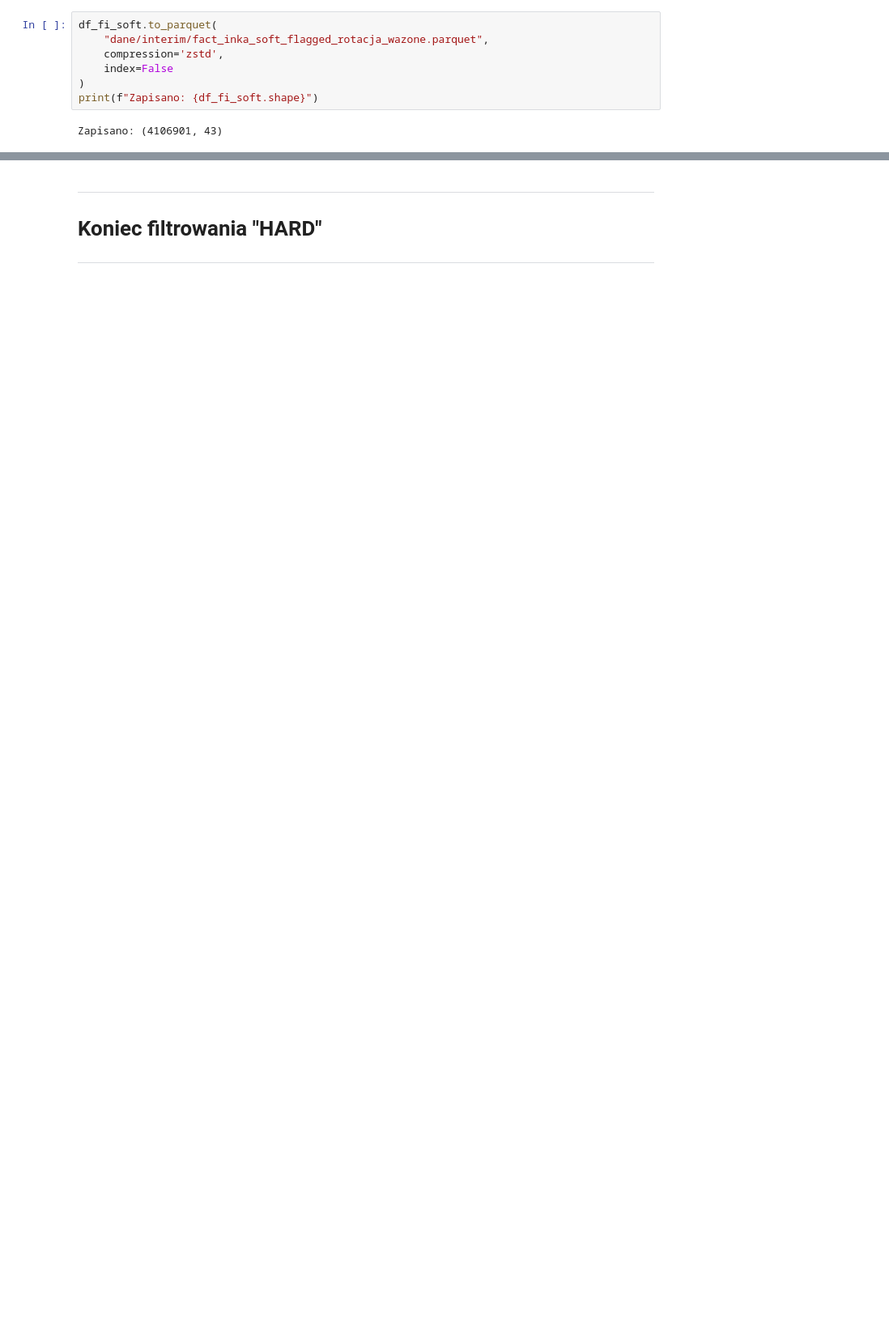
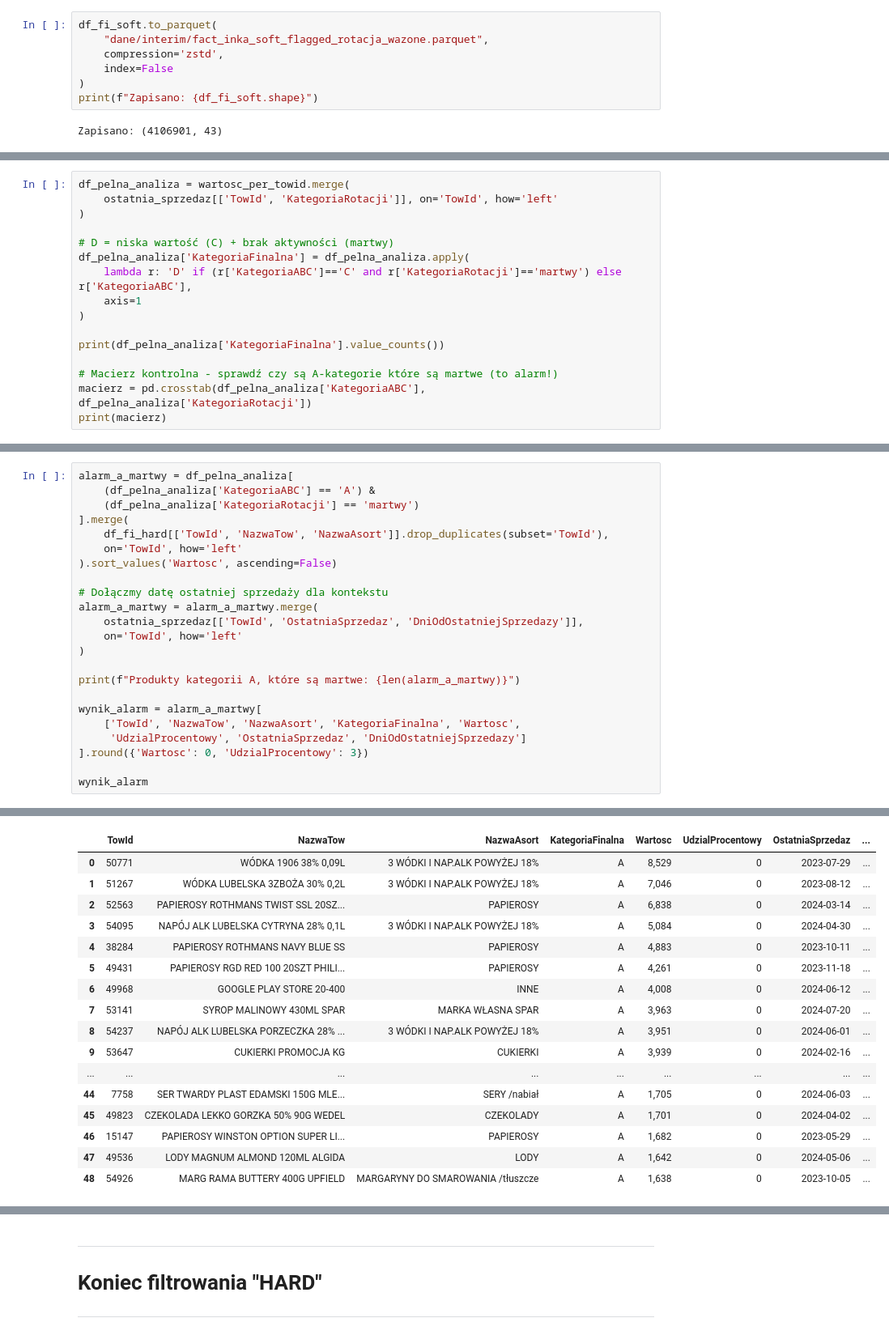
Before and after one commit to mixer123/analiza_sprzedazy, a Jupyter notebook: etl_select_asid.ipynb, the cells around one changed output, grey strips where cells are left out. Shown at 81% size. Saved outputs shown, nothing was run; the diff lists cells and outputs as text; blank space fills up the shorter version.

```diff
--- a/etl_select_asid.ipynb
+++ b/etl_select_asid.ipynb
@@ -1000,0 +1221,16 @@ Zapisano: (4106901, 43)
+# %%
+df_pelna_analiza = wartosc_per_towid.merge(
+    ostatnia_sprzedaz[['TowId', 'KategoriaRotacji']], on='TowId', how='left'
+)
+
+# D = niska wartość (C) + brak aktywności (martwy)
+df_pelna_analiza['KategoriaFinalna'] = df_pelna_analiza.apply(
+    lambda r: 'D' if (r['KategoriaABC']=='C' and r['KategoriaRotacji']=='martwy') else r['KategoriaABC'],
+    axis=1
+)
+
+print(df_pelna_analiza['KategoriaFinalna'].value_counts())
+
+# Macierz kontrolna - sprawdź czy są A-kategorie które są martwe (to alarm!)
+macierz = pd.crosstab(df_pelna_analiza['KategoriaABC'], df_pelna_analiza['KategoriaRotacji'])
+print(macierz)
@@ -1000,0 +1289,24 @@ Zapisano: (4106901, 43)
+# %%
+alarm_a_martwy = df_pelna_analiza[
+    (df_pelna_analiza['KategoriaABC'] == 'A') &
+    (df_pelna_analiza['KategoriaRotacji'] == 'martwy')
+].merge(
+    df_fi_hard[['TowId', 'NazwaTow', 'NazwaAsort']].drop_duplicates(subset='TowId'),
+    on='TowId', how='left'
+).sort_values('Wartosc', ascending=False)
+
+# Dołączmy datę ostatniej sprzedaży dla kontekstu
+alarm_a_martwy = alarm_a_martwy.merge(
+    ostatnia_sprzedaz[['TowId', 'OstatniaSprzedaz', 'DniOdOstatniejSprzedazy']],
+    on='TowId', how='left'
+)
+
+print(f"Produkty kategorii A, które są martwe: {len(alarm_a_martwy)}")
+
+wynik_alarm = alarm_a_martwy[
+    ['TowId', 'NazwaTow', 'NazwaAsort', 'KategoriaFinalna', 'Wartosc',
+     'UdzialProcentowy', 'OstatniaSprzedaz', 'DniOdOstatniejSprzedazy']
+].round({'Wartosc': 0, 'UdzialProcentowy': 3})
+
+wynik_alarm
+# %% [output]
@@ -1000,0 +1314,17 @@ Zapisano: (4106901, 43)
+|  | TowId | NazwaTow | NazwaAsort | KategoriaFinalna | Wartosc | UdzialProcentowy | OstatniaSprzedaz | ... |
+| 0 | 50771 | WÓDKA 1906 38% 0,09L | 3 WÓDKI I NAP.ALK POWYŻEJ 18% | A | 8,529 | 0 | 2023-07-29 | ... |
+| 1 | 51267 | WÓDKA LUBELSKA 3ZBOŻA 30% 0,2L | 3 WÓDKI I NAP.ALK POWYŻEJ 18% | A | 7,046 | 0 | 2023-08-12 | ... |
+| 2 | 52563 | PAPIEROSY ROTHMANS TWIST SSL 20SZ... | PAPIEROSY | A | 6,838 | 0 | 2024-03-14 | ... |
+| 3 | 54095 | NAPÓJ ALK LUBELSKA CYTRYNA 28% 0,1L | 3 WÓDKI I NAP.ALK POWYŻEJ 18% | A | 5,084 | 0 | 2024-04-30 | ... |
+| 4 | 38284 | PAPIEROSY ROTHMANS NAVY BLUE SS | PAPIEROSY | A | 4,883 | 0 | 2023-10-11 | ... |
+| 5 | 49431 | PAPIEROSY RGD RED 100 20SZT PHILI... | PAPIEROSY | A | 4,261 | 0 | 2023-11-18 | ... |
+| 6 | 49968 | GOOGLE PLAY STORE 20-400 | INNE | A | 4,008 | 0 | 2024-06-12 | ... |
+| 7 | 53141 | SYROP MALINOWY 430ML SPAR | MARKA WŁASNA SPAR | A | 3,963 | 0 | 2024-07-20 | ... |
+| 8 | 54237 | NAPÓJ ALK LUBELSKA PORZECZKA 28% ... | 3 WÓDKI I NAP.ALK POWYŻEJ 18% | A | 3,951 | 0 | 2024-06-01 | ... |
+| 9 | 53647 | CUKIERKI PROMOCJA KG | CUKIERKI | A | 3,939 | 0 | 2024-02-16 | ... |
+| ... | ... | ... | ... | ... | ... | ... | ... | ... |
+| 44 | 7758 | SER TWARDY PLAST EDAMSKI 150G MLE... | SERY /nabiał | A | 1,705 | 0 | 2024-06-03 | ... |
+| 45 | 49823 | CZEKOLADA LEKKO GORZKA 50% 90G WEDEL | CZEKOLADY | A | 1,701 | 0 | 2024-04-02 | ... |
+| 46 | 15147 | PAPIEROSY WINSTON OPTION SUPER LI... | PAPIEROSY | A | 1,682 | 0 | 2023-05-29 | ... |
+| 47 | 49536 | LODY MAGNUM ALMOND 120ML ALGIDA | LODY | A | 1,642 | 0 | 2024-05-06 | ... |
+| 48 | 54926 | MARG RAMA BUTTERY 400G UPFIELD | MARGARYNY DO SMAROWANIA /tłuszcze | A | 1,638 | 0 | 2023-10-05 | ... |
```
Also changed, not shown: parts of 39 cells of this notebook, 3 other files.
